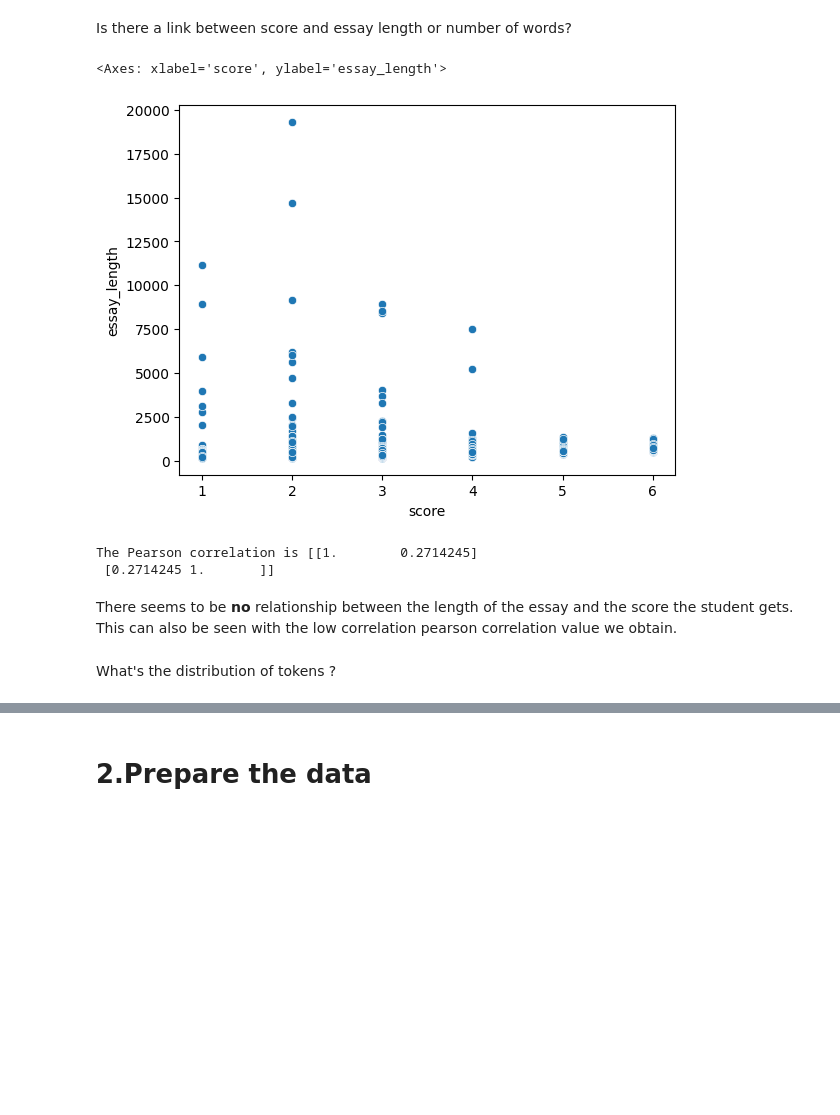
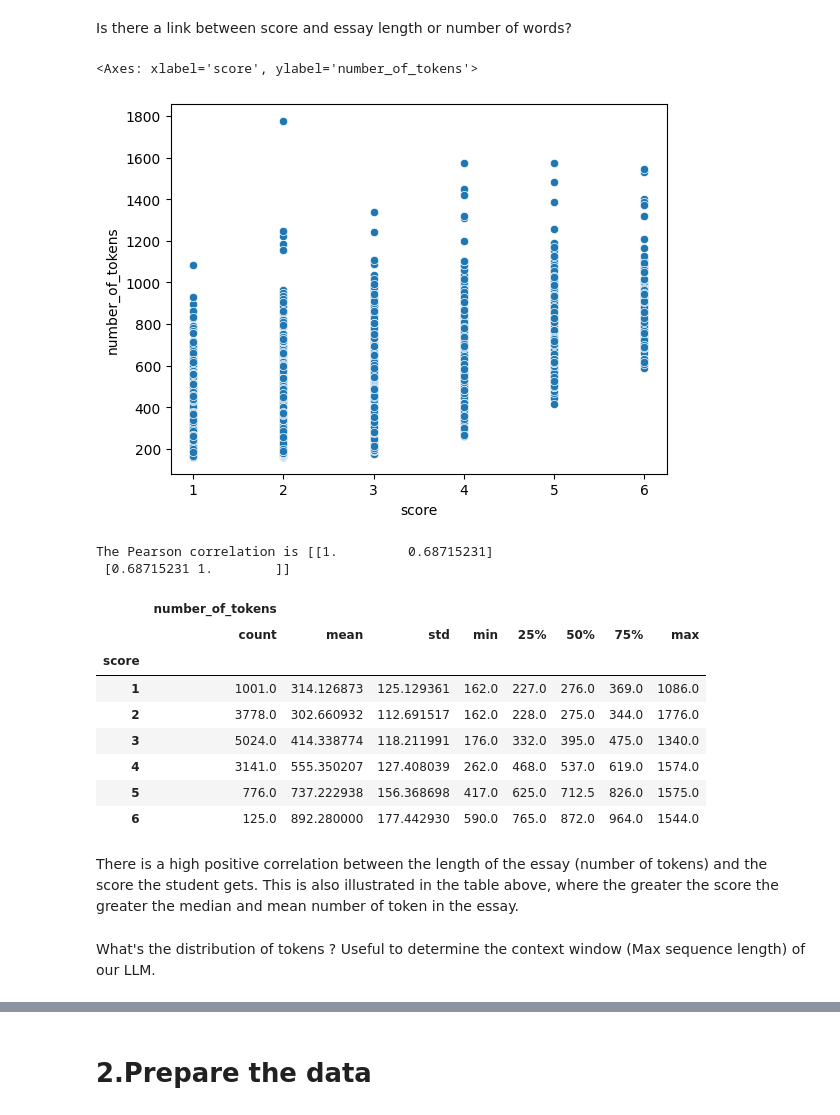
Before and after one commit to csk99/Learning-Agency-Lab---Automated-Essay-Scoring-2.0., a Jupyter notebook: notebooks/1.0-csk-debertav3-fine-tuning.ipynb, the cells around one changed output, grey strips where cells are left out. Drawn from its saved outputs; the diff is of its cells as text; code cells hidden in the pictures; blank space fills up the shorter version.

```diff
--- a/notebooks/1.0-csk-debertav3-fine-tuning.ipynb
+++ b/notebooks/1.0-csk-debertav3-fine-tuning.ipynb
@@ -21,2 +21,14 @@ BASE_PATH ="/kaggle/input/"
 os.environ["KERAS_BACKEND"] = "jax"
 os.environ["XLA_PYTHON_CLIENT_PREALLOCATE"]="False"
+# %%
+class Config:
+    seed = 42  # Random seed
+    preset = "deberta_v3_small_en" # Name of the pretrained model to be used
+    sequence_length = 1024  # Input sequence length
+    epochs = 20 # Training epochs
+    batch_size =10  # Batch size
+    test_size = 0.2 #test split ratio
+    scheduler = 'cosine'  # Learning rate scheduler
+    patience=2 #used for early stopping
+    base_path ="/kaggle/input/"
+    data_folder = "learning-agency-lab-automated-essay-scoring-2/" #change this depending on your running env
@@ -25,8 +41,7 @@ os.environ["XLA_PYTHON_CLIENT_PREALLOCATE"]="False"
 # %% [markdown]
 ## 1.1 Read the Data
 # %%
-path = "learning-agency-lab-automated-essay-scoring-2/"
-df_train = pd.read_csv(f"{BASE_PATH}{path}train.csv")
+df_train = pd.read_csv(f"{Config.base_path}{Config.data_folder}train.csv")
 print(f"We have about {df_train.shape[0]:,} essays")
 df_train.head()
 # %% [output]
@@ -51,6 +57,6 @@ class CFG:
 # %%
 #create our test set
-train_df, valid_df = train_test_split(df_train, test_size=0.2, stratify=df_train["score"],random_state=CFG.seed)
+train_df, valid_df = train_test_split(df_train, test_size=Config.test_size, stratify=df_train["score"],random_state=Config.seed)
 # %% [markdown]
 ## 1.3 Explore the data
 # %% [markdown]
@@ -66,21 +72,34 @@ sns.countplot(data=train_df,
 # %% [markdown]
 Is there a link between score and essay length or number of words?
 # %%
-#compute the number of words per essays
-train_df["essay_length"] = train_df["full_text"].apply(lambda x:len(x.split(" ")))
+#compute token length of each essay across the dataset
+train_df["number_of_tokens"] = train_df["full_text"].apply(lambda x:Config.tokenizer(x).shape[0])
 
 #plot the scatter plot
 
-sns.scatterplot(data=train_df,x="score",y="essay_length")
+sns.scatterplot(data=train_df,x="score",y="number_of_tokens")
 # %% [output]
-<Axes: xlabel='score', ylabel='essay_length'>
+<Axes: xlabel='score', ylabel='number_of_tokens'>
-[figure, old version]
+[figure, new version]
 # %%
-print(f"The Pearson correlation is {np.corrcoef(train_df['essay_length'],train_df['score'])}")
+print(f"The Pearson correlation is {np.corrcoef(train_df['number_of_tokens'],train_df['score'])}")
 # %% [output]
-The Pearson correlation is [[1.        0.2714245]
- [0.2714245 1.       ]]
+The Pearson correlation is [[1.         0.68715231]
+ [0.68715231 1.        ]]
-# %% [markdown]
-There seems to be **no**  relationship between the length of the essay and the score the student gets. </br> This can also be seen with the low correlation pearson correlation value we obtain.
+# %%
+train_df[["score","number_of_tokens"]].groupby("score").describe()
+# %% [output]
+|  | number_of_tokens |  |  |  |  |  |  |  |
+|  | count | mean | std | min | 25% | 50% | 75% | max |
+| score |  |  |  |  |  |  |  |  |
+| 1 | 1001.0 | 314.126873 | 125.129361 | 162.0 | 227.0 | 276.0 | 369.0 | 1086.0 |
+| 2 | 3778.0 | 302.660932 | 112.691517 | 162.0 | 228.0 | 275.0 | 344.0 | 1776.0 |
+| 3 | 5024.0 | 414.338774 | 118.211991 | 176.0 | 332.0 | 395.0 | 475.0 | 1340.0 |
+| 4 | 3141.0 | 555.350207 | 127.408039 | 262.0 | 468.0 | 537.0 | 619.0 | 1574.0 |
+| 5 | 776.0 | 737.222938 | 156.368698 | 417.0 | 625.0 | 712.5 | 826.0 | 1575.0 |
+| 6 | 125.0 | 892.280000 | 177.442930 | 590.0 | 765.0 | 872.0 | 964.0 | 1544.0 |
+# %% [markdown]
+There is a high positive correlation between the length of the essay (number of tokens) and the score the student gets. </br> This is also illustrated in the table above, where the greater the score the greater the median and mean number of token in the essay.
 # %% [markdown]
-What's the distribution of tokens ?
+What's the distribution of tokens ? </br>
+Useful to determine the context window (Max sequence length) of our LLM.
```
Also changed, not shown: parts of 23 cells of this notebook.
